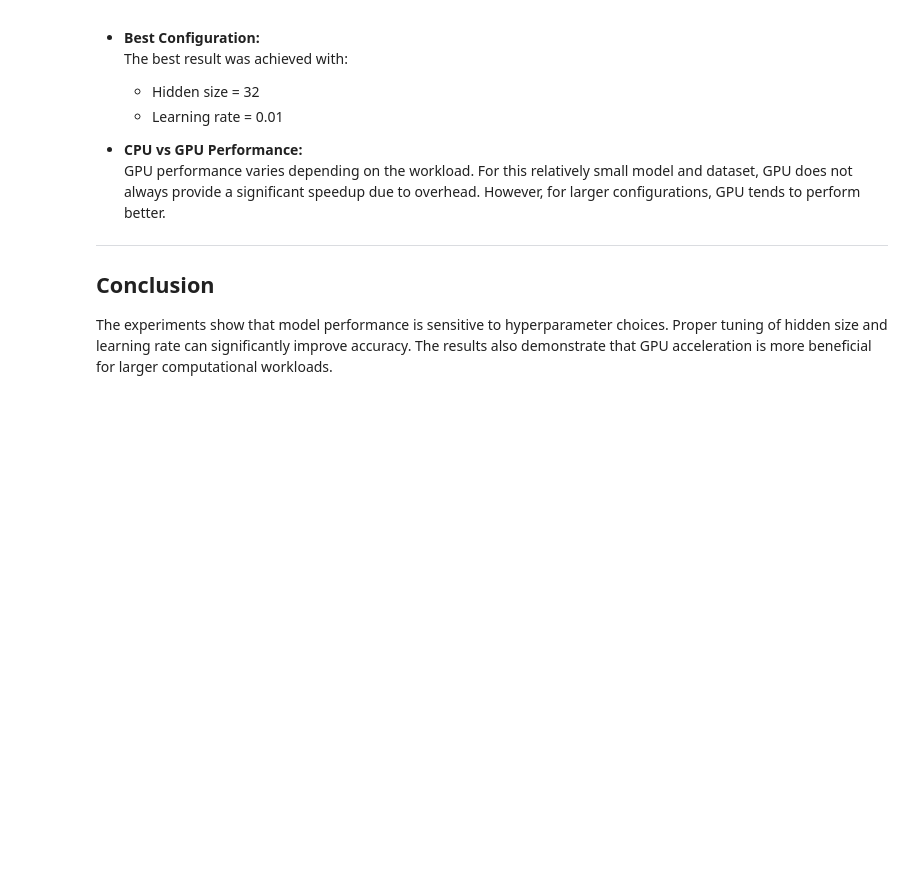
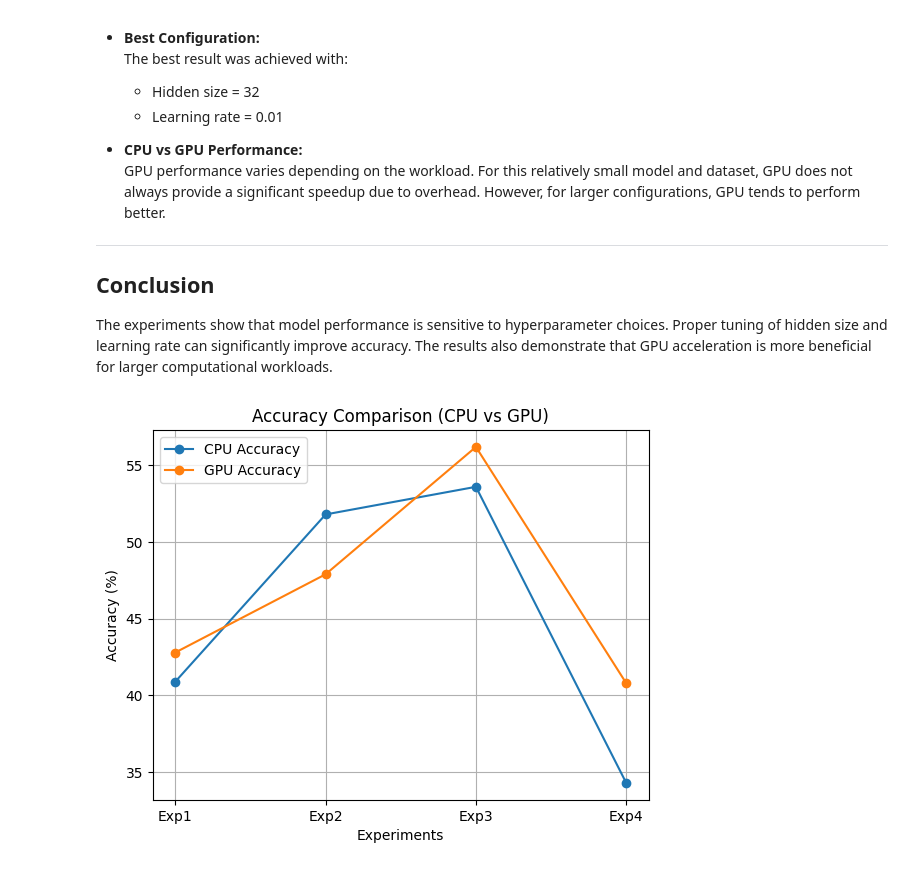
Before and after one commit to AdrianKhalatbari/Machine-Learning-on-GPU, a Jupyter notebook: notebooks/MLP_CPU_GPU.ipynb, the cells around one changed output. Saved outputs shown, nothing was run; the diff lists cells and outputs as text; code cells hidden in the pictures; blank space fills up the shorter version.

Commit message:
Add plots

```diff
--- a/notebooks/MLP_CPU_GPU.ipynb
+++ b/notebooks/MLP_CPU_GPU.ipynb
@@ -458,3 +459,32 @@ The baseline configuration uses:
 ## Conclusion
 
 The experiments show that model performance is sensitive to hyperparameter choices. Proper tuning of hidden size and learning rate can significantly improve accuracy. The results also demonstrate that GPU acceleration is more beneficial for larger computational workloads.
+# %%
+# ----------------------- These values are based on different hyperparameters values -----------------------
+# Experiment labels
+experiments = ["Exp1", "Exp2", "Exp3", "Exp4"]
+
+# Your results
+cpu_acc = [40.90, 51.80, 53.60, 34.30]
+gpu_acc = [42.80, 47.90, 56.20, 40.80]
+
+# Plot
+plt.figure()
+
+plt.plot(experiments, cpu_acc, marker='o', label='CPU Accuracy')
+plt.plot(experiments, gpu_acc, marker='o', label='GPU Accuracy')
+
+# Labels and title
+plt.xlabel("Experiments")
+plt.ylabel("Accuracy (%)")
+plt.title("Accuracy Comparison (CPU vs GPU)")
+
+# Legend
+plt.legend()
+
+# Grid for better readability
+plt.grid()
+
+plt.show()
+# %% [output]
+[figure, added]
```
Also changed, not shown: parts of 6 cells of this notebook.
